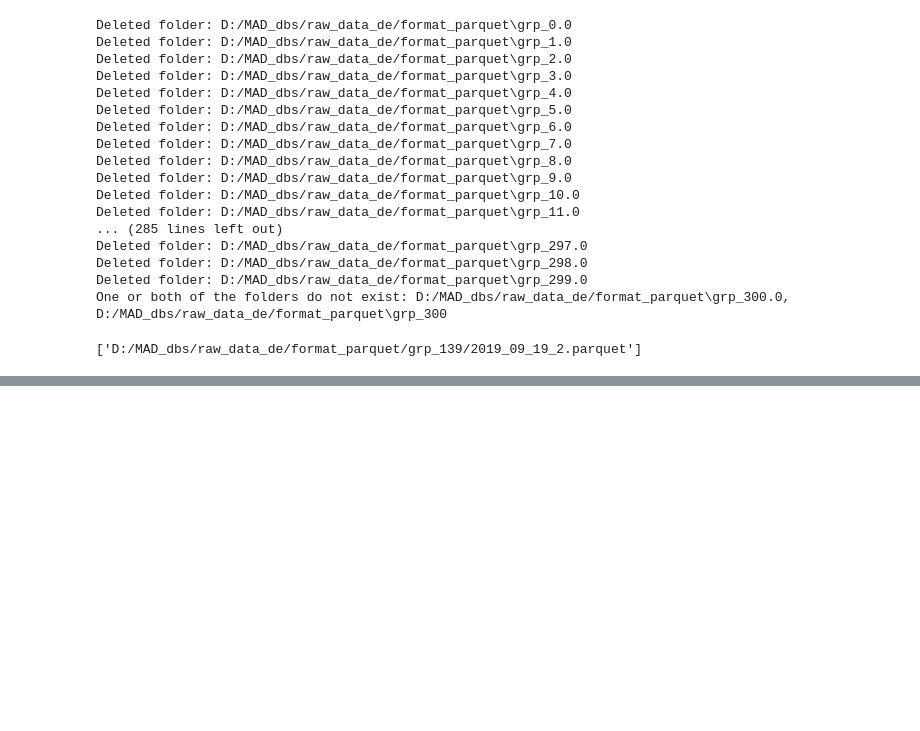
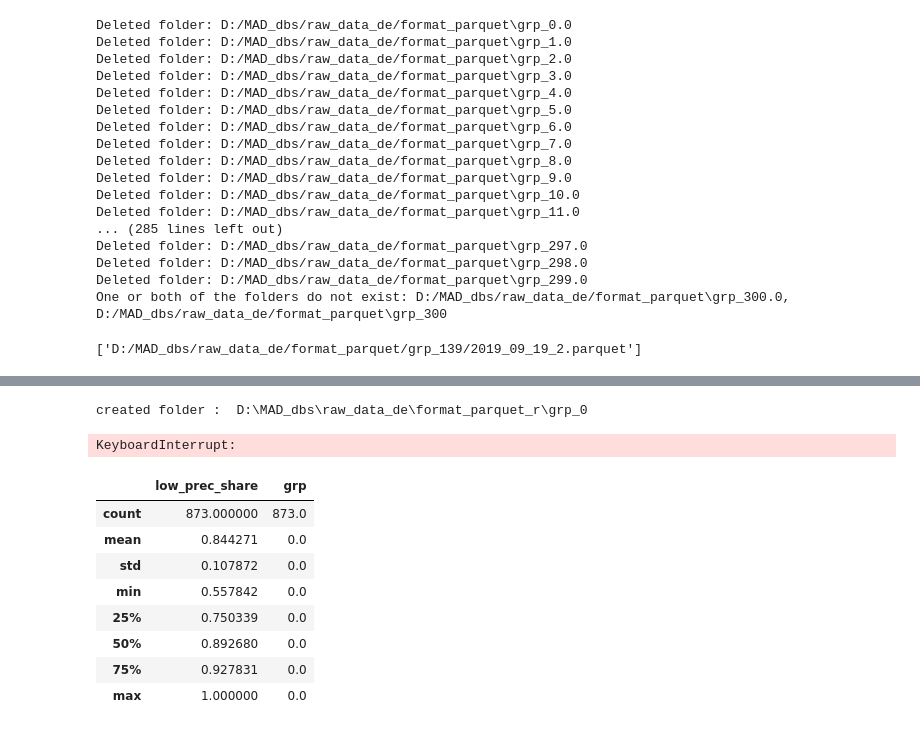
Before and after one commit to MobiSegInsights/nine-euro-ticket-de, a Jupyter notebook: src/data_etl/1-raw-data-fix.ipynb, the cells around one changed output, grey strips where cells are left out. Drawn from its saved outputs; the diff is of its cells as text; code cells hidden in the pictures; blank space fills up the shorter version.

```diff
--- a/src/data_etl/1-raw-data-fix.ipynb
+++ b/src/data_etl/1-raw-data-fix.ipynb
@@ -97,0 +143,18 @@ prob_files
+# %%
+share_dict[batch] = [low_precision_remove(file, batch) for file in tqdm(files)]
+# %% [output]
+created folder :  D:\MAD_dbs\raw_data_de\format_parquet_r\grp_0
+KeyboardInterrupt:
+# %%
+df_stats = pd.read_parquet('D:\\MAD_dbs\\raw_data_de\\format_parquet_r_stats\\low_prec_share_0.parquet')
+df_stats.describe()
+# %% [output]
+|  | low_prec_share | grp |
+| count | 873.000000 | 873.0 |
+| mean | 0.844271 | 0.0 |
+| std | 0.107872 | 0.0 |
+| min | 0.557842 | 0.0 |
+| 25% | 0.750339 | 0.0 |
+| 50% | 0.892680 | 0.0 |
+| 75% | 0.927831 | 0.0 |
+| max | 1.000000 | 0.0 |
```
Also changed, not shown: parts of 5 cells of this notebook, 26 other files.
